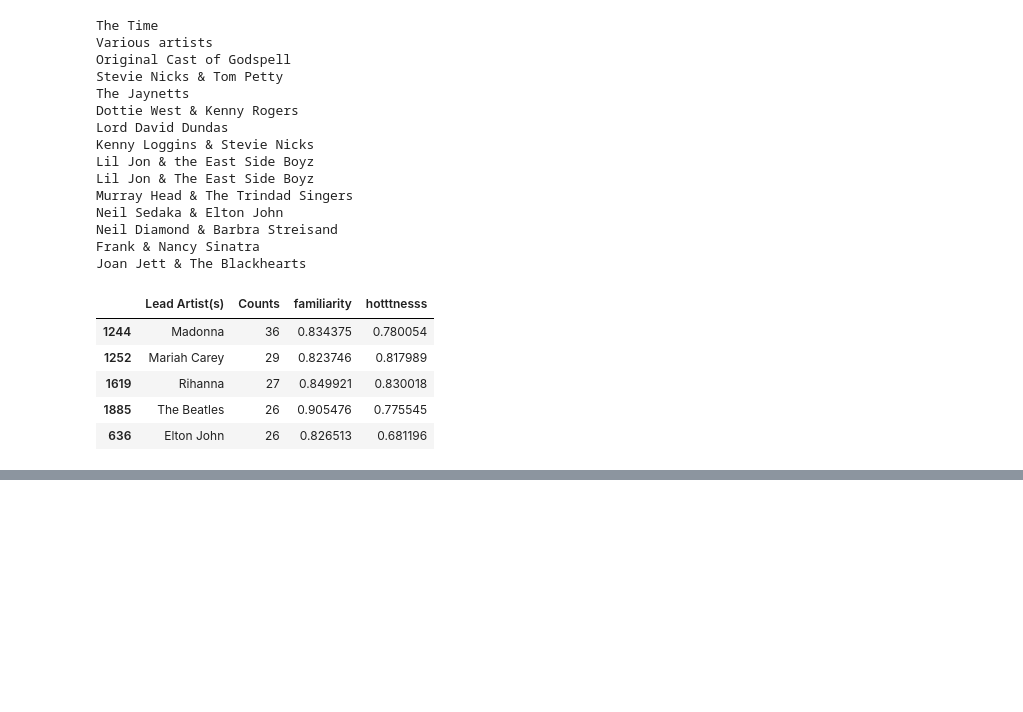
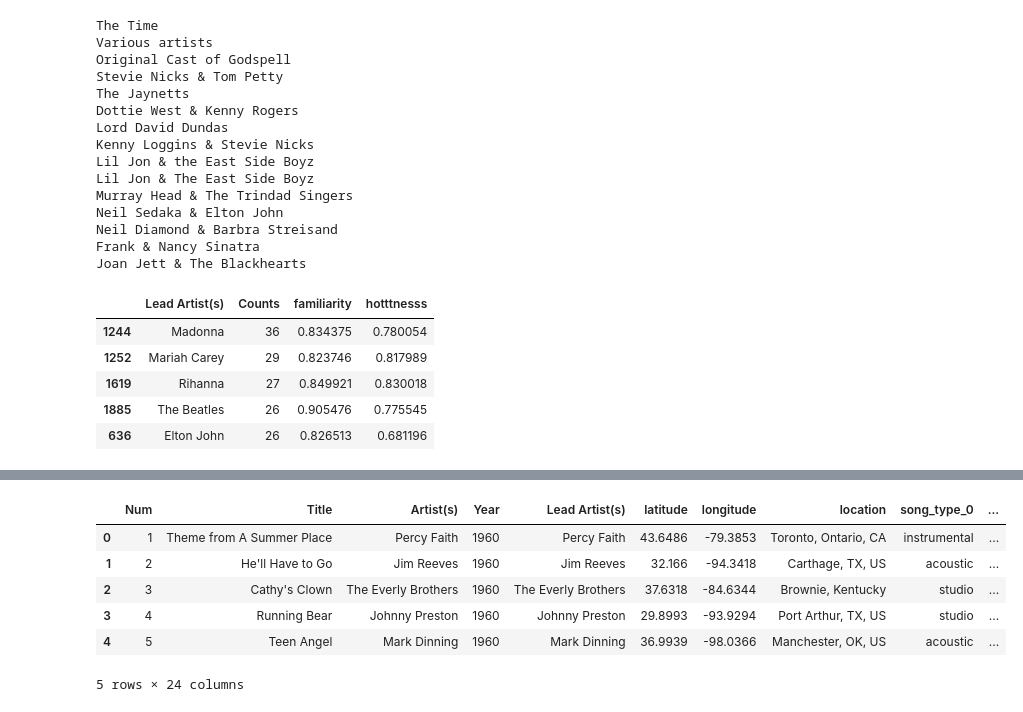
Before and after one commit to ThomasLucas/SlideRule-DataScience_Intensive-Code, a Jupyter notebook: CapstoneProject/IPython-Notebooks/DataStory.ipynb, the cells around one changed output, grey strips where cells are left out. Cells and saved outputs as stored; diff of their text form; code cells hidden in the pictures; blank space fills up the shorter version.

Commit message:
Code ready to populate the song data frame with all the songs characteristics (artist location, tempo, danceability, ...)

```diff
--- a/CapstoneProject/IPython-Notebooks/DataStory.ipynb
+++ b/CapstoneProject/IPython-Notebooks/DataStory.ipynb
@@ -250,0 +264,12 @@ billboard_df_artist_count_with_additional_items.to_csv('CSV_data/billboard_df_ar
+# %%
+billboard_df_additional_data = dsf.add_songs_characteristics_to_df(billboard_df.head())
+# %%
+billboard_df_additional_data.head()
+# %% [output]
+|  | Num | Title | Artist(s) | Year | Lead Artist(s) | latitude | longitude | location | song_type_0 | ... |
+| 0 | 1 | Theme from A Summer Place | Percy Faith | 1960 | Percy Faith | 43.6486 | -79.3853 | Toronto, Ontario, CA | instrumental | ... |
+| 1 | 2 | He'll Have to Go | Jim Reeves | 1960 | Jim Reeves | 32.166 | -94.3418 | Carthage, TX, US | acoustic | ... |
+| 2 | 3 | Cathy's Clown | The Everly Brothers | 1960 | The Everly Brothers | 37.6318 | -84.6344 | Brownie, Kentucky | studio | ... |
+| 3 | 4 | Running Bear | Johnny Preston | 1960 | Johnny Preston | 29.8993 | -93.9294 | Port Arthur, TX, US | studio | ... |
+| 4 | 5 | Teen Angel | Mark Dinning | 1960 | Mark Dinning | 36.9939 | -98.0366 | Manchester, OK, US | acoustic | ... |
+5 rows × 24 columns
```
Also changed, not shown: parts of 2 cells of this notebook, 1 other file.
